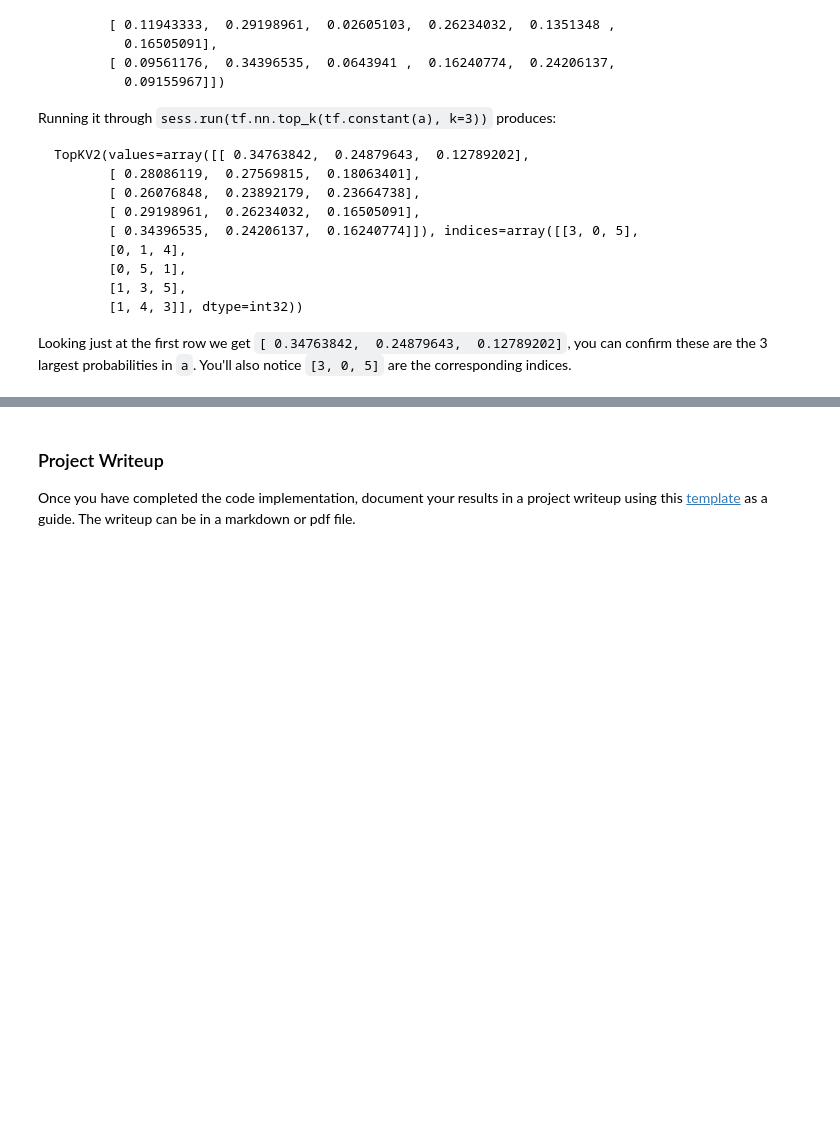
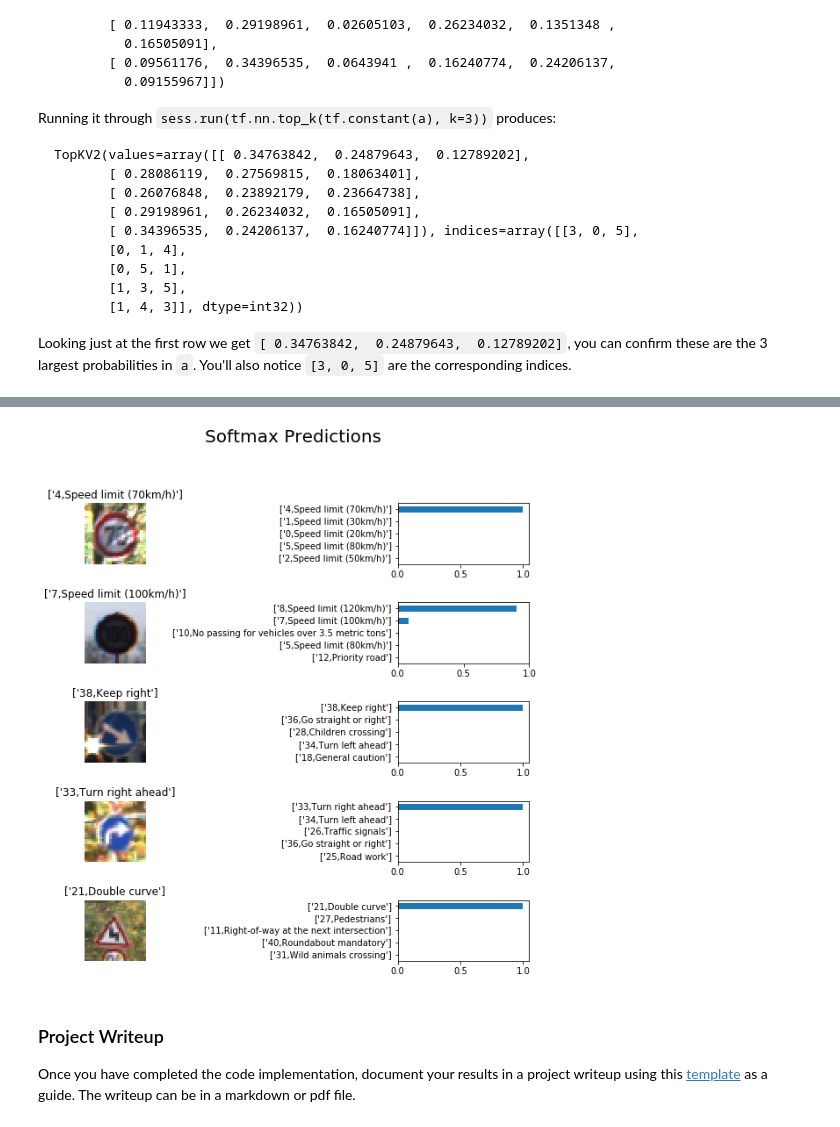
Before and after one commit to flamoedo/Traffic-Sign-Recognition-Classifier-Project, a Jupyter notebook: Traffic_Sign_Classifier.ipynb, the cells around one changed output, grey strips where cells are left out. Cells and saved outputs as stored; diff of their text form; code cells hidden in the pictures; blank space fills up the shorter version.

```diff
--- a/Traffic_Sign_Classifier.ipynb
+++ b/Traffic_Sign_Classifier.ipynb
@@ -531,3 +538,20 @@ display_image_predictions(X_images, y_labels, test_predictions, sign_names)
+# %%
+### Print out the top five softmax probabilities for the predictions on the German traffic sign images found on the web.
+### Feel free to use as many code cells as needed.
+sess = tf.get_default_session()
+
+X_images, y_labels = shuffle(X_images, y_labels)
+
+with tf.Session() as sess:
+    saver.restore(sess, './lenet')
+
+    test_predictions = sess.run(
+            tf.nn.top_k(tf.nn.softmax(logits), 5),
+            feed_dict={x: X_images})
+
+display_image_predictions(X_images, y_labels, test_predictions, sign_names)
+# %% [output]
+[figure, added]
 # %% [markdown]
 ### Project Writeup
 
```
Also changed, not shown: parts of 6 cells of this notebook, 1 other file.
